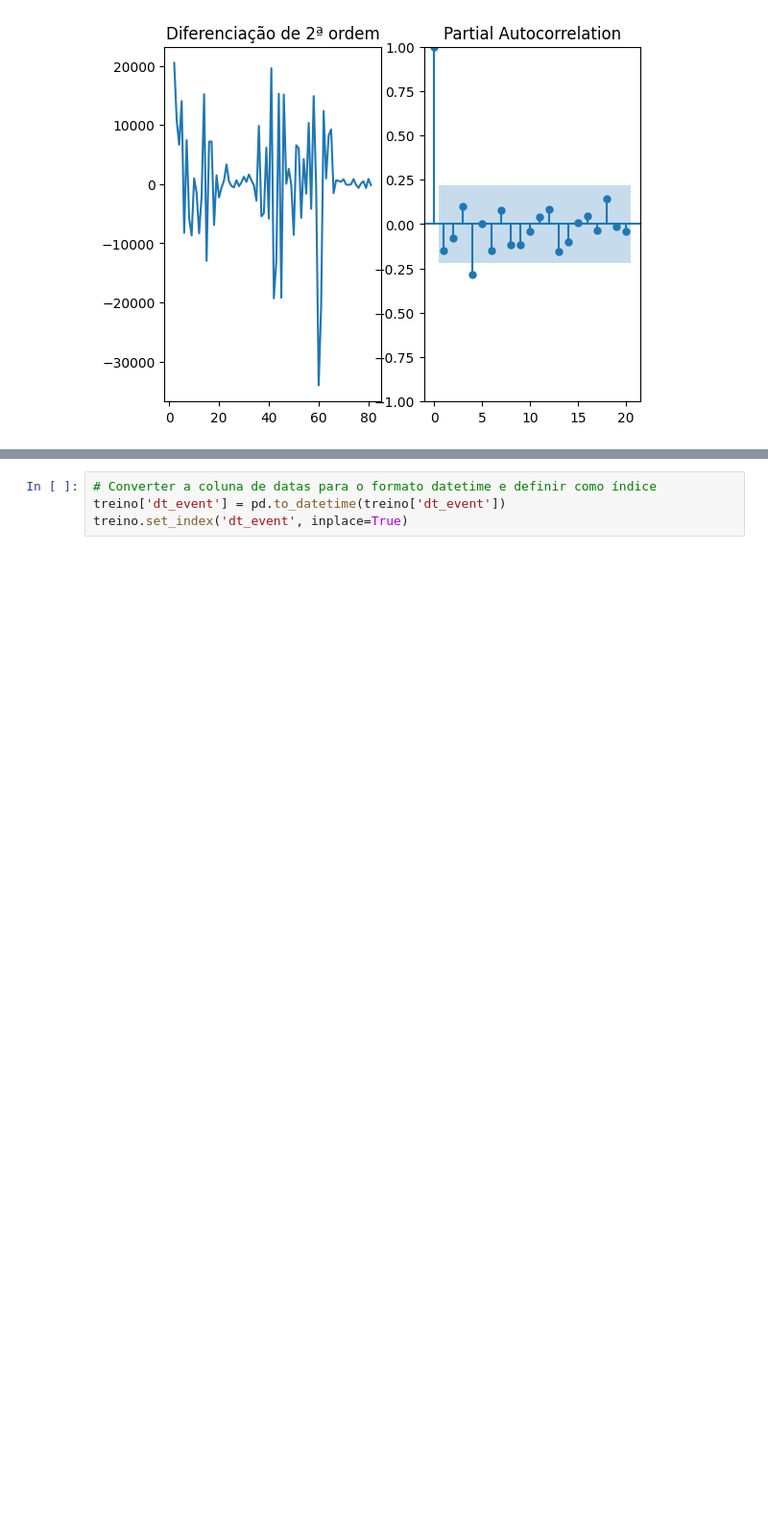
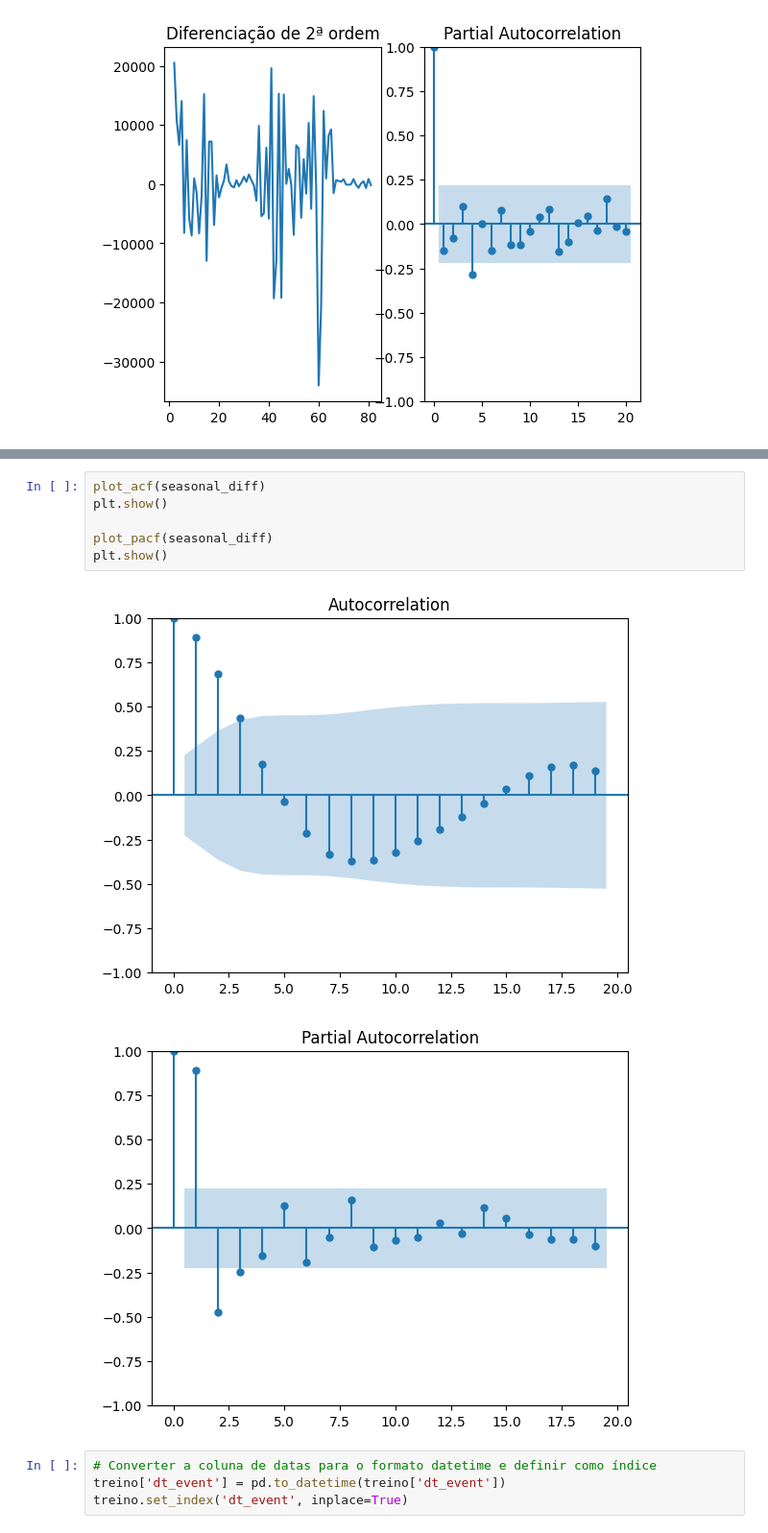
Before and after one commit to pedrodesa/forecasting_covid19, a Jupyter notebook: notebooks/forecast_covid19.ipynb, the cells around one changed output, grey strips where cells are left out. Shown at 96% size. Saved outputs shown, nothing was run; the diff lists cells and outputs as text; blank space fills up the shorter version.

```diff
--- a/notebooks/forecast_covid19.ipynb
+++ b/notebooks/forecast_covid19.ipynb
@@ -439,3 +469,12 @@ plt.show()
+# %%
+plot_acf(seasonal_diff)
+plt.show()
+
+plot_pacf(seasonal_diff)
+plt.show()
+# %% [output]
+[figure, added]
+[figure, added]
 # %%
 # Converter a coluna de datas para o formato datetime e definir como índice
 treino['dt_event'] = pd.to_datetime(treino['dt_event'])
```
Also changed, not shown: parts of 18 cells of this notebook.
